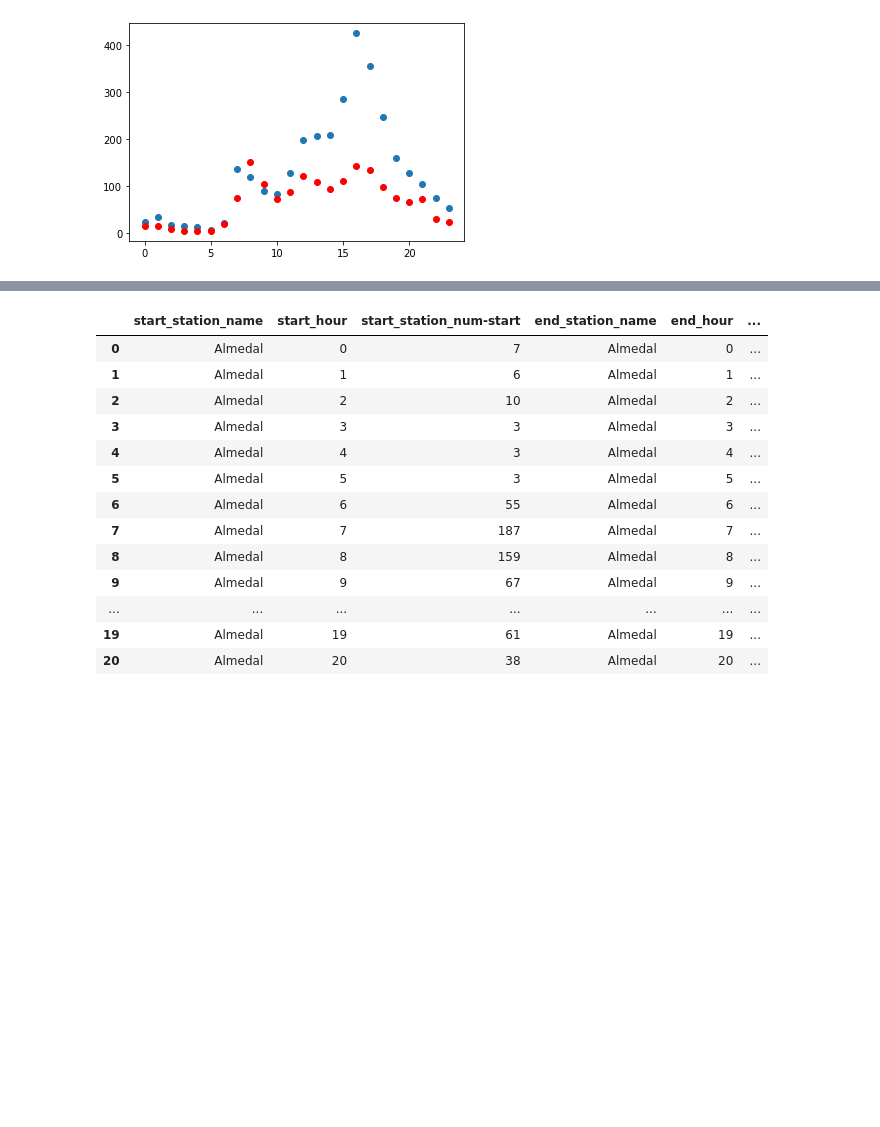
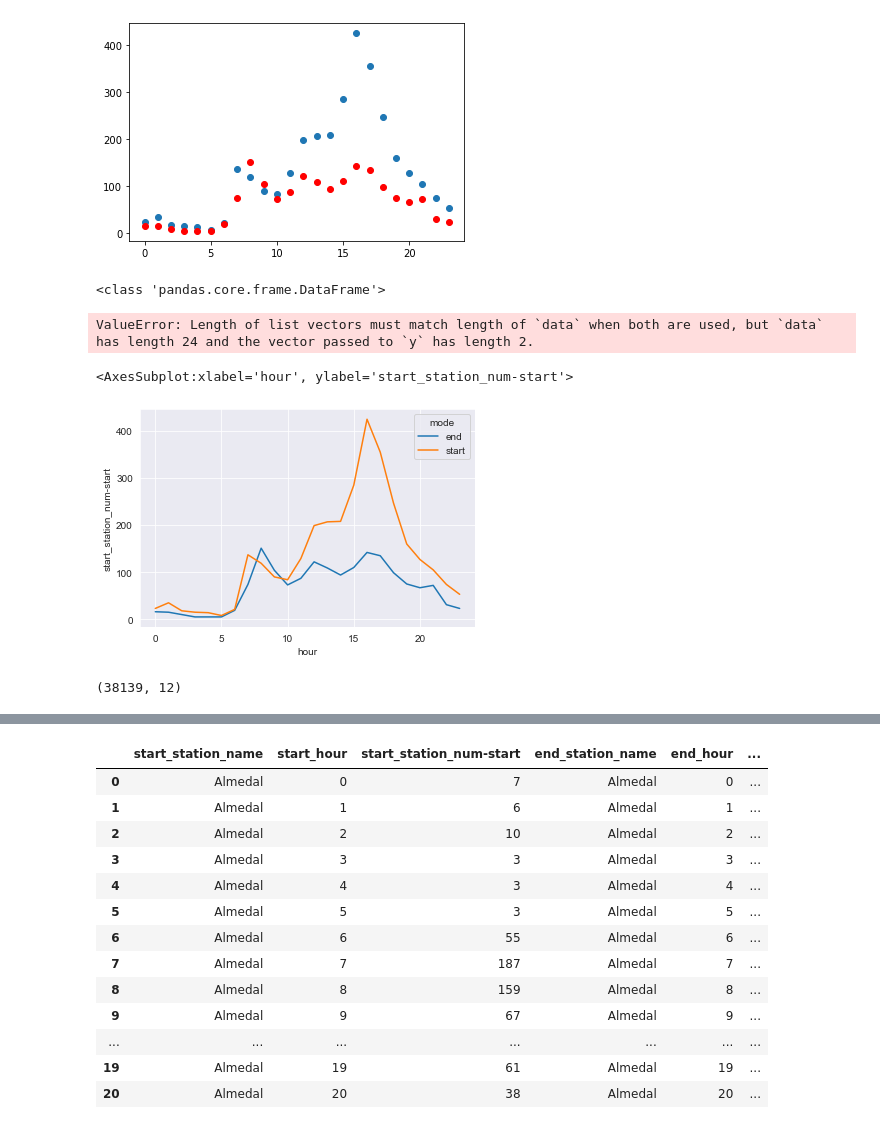
Before and after one commit to flowton/bike-rental, a Jupyter notebook: bike-rental-gbg.ipynb, the cells around one changed output, grey strips where cells are left out. Cells and saved outputs as stored; diff of their text form; code cells hidden in the pictures; blank space fills up the shorter version.

Commit message:
completed grouping_hours_adv

```diff
--- a/bike-rental-gbg.ipynb
+++ b/bike-rental-gbg.ipynb
@@ -503,3 +504,33 @@ plt.scatter(top['start_hour'], top['start_station_num-end'], color = 'red')
 # %% [output]
 <matplotlib.collections.PathCollection at 0x...>
 [figure]
+# %%
+print(type(top))
+#sns.displot(df_plot_july_december, x = 'duration', hue = 'month', kind = 'kde', fill = 'true', cut = 0)
+sns.displot(data = top, x = 'start_hour', y =['start_station_num-start', 'start_station_num-end'], hue = 'end_station_name', kind = 'kde')
+# %% [output]
+<class 'pandas.core.frame.DataFrame'>
+ValueError: Length of list vectors must match length of `data` when both are used, but `data` has length 24 and the vector passed to `y` has length 2.
+# %%
+'''Look at numbers of start and end trips for each hour
+This is some extra steps'''
+start = top.iloc[:,:3]
+start['mode'] = 'start'
+start = start.rename(columns={'start_station_name' : 'station', 'start_hour' : 'hour'})
+end = top.iloc[:,3:]
+end['mode'] = 'end'
+end = end.rename(columns={'start_station_num-end': 'start_station_num-start', 'end_station_name' : 'station', 'end_hour': 'hour'})
+
+temp = end.append(start)
+
+#Changes the stile
+sns.set_style('darkgrid')
+sns.lineplot(data = temp, x = 'hour', y = 'start_station_num-start', hue = 'mode')
+#sns.displot(df_plot, x = 'start_hour', hue = 'month', kind = 'kde', fill = 'true', cut = 0)
+# %% [output]
+<AxesSubplot:xlabel='hour', ylabel='start_station_num-start'>
+[figure, added]
+# %%
+df_plot[df_plot['duration'] >20].shape
+# %% [output]
+(38139, 12)
```
Also changed, not shown: parts of 17 cells of this notebook.
